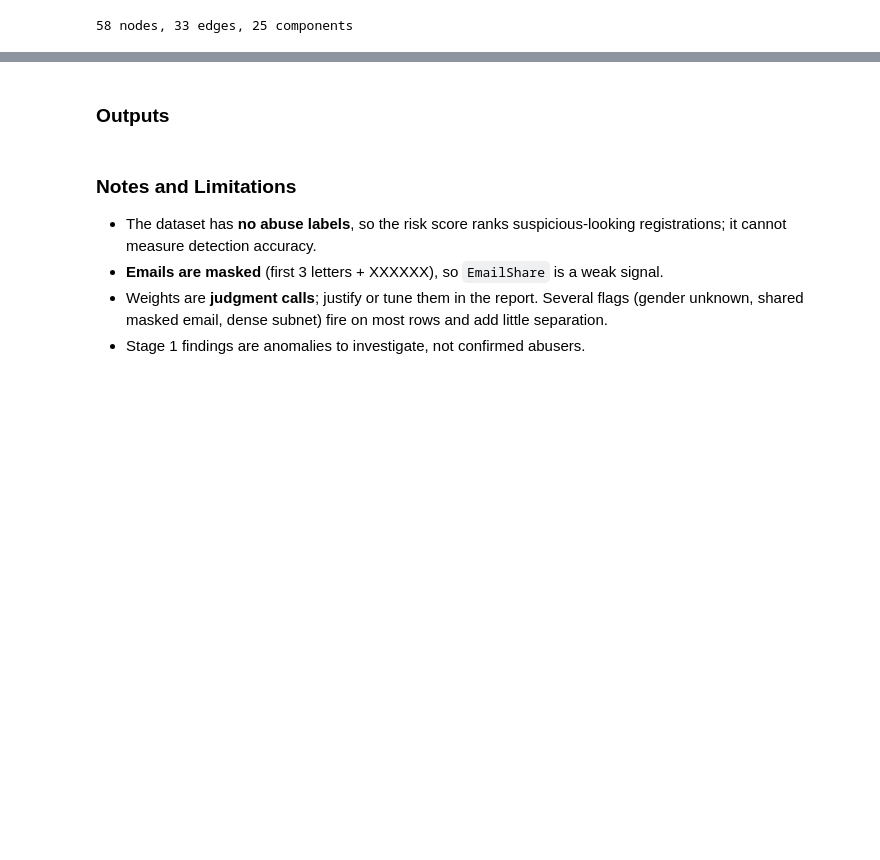
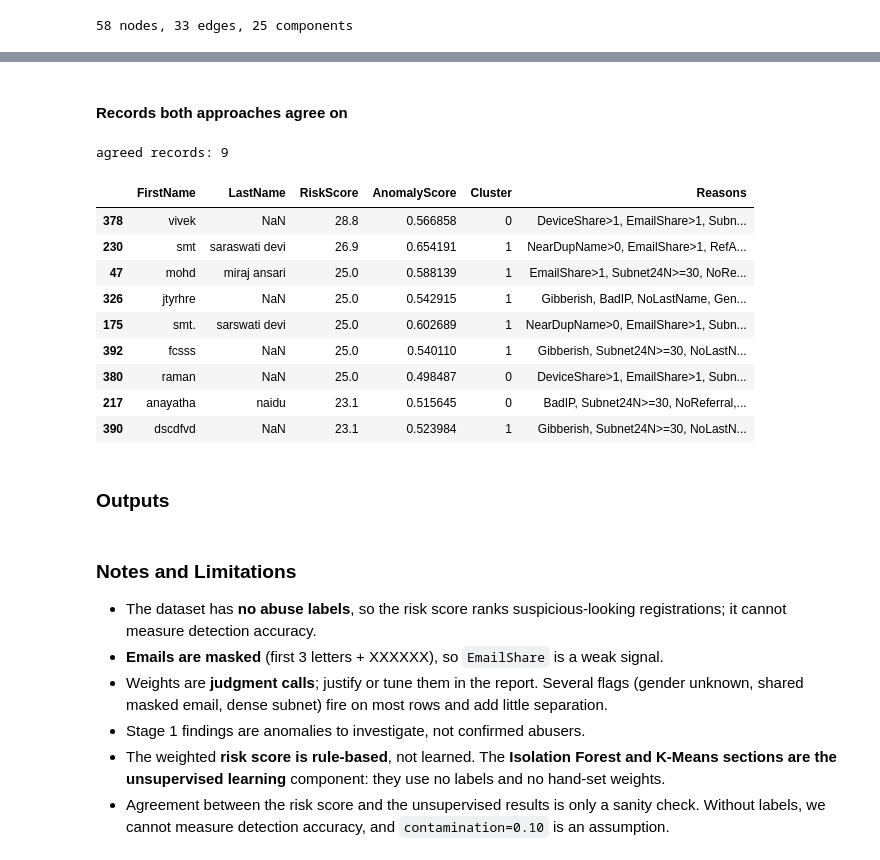
Before and after one commit to DLiu7/FraudGuard, a Jupyter notebook: PromoGuard_Stage1_Notebook.ipynb, the cells around one changed output, grey strips where cells are left out. Drawn from its saved outputs; the diff is of its cells as text; code cells hidden in the pictures; blank space fills up the shorter version.

```diff
--- a/PromoGuard_Stage1_Notebook.ipynb
+++ b/PromoGuard_Stage1_Notebook.ipynb
@@ -643,3 +753,22 @@ print(len(G), "nodes,", G.number_of_edges(), "edges,", nx.number_connected_compo
+# %% [markdown]
+#### Records both approaches agree on
+# %%
+# Records that the rule-based score puts in the Red tier AND Isolation Forest calls anomalous: a short review list for investigators
+agree = df[both].sort_values("RiskScore", ascending=False)
+print("agreed records:", len(agree))
+agree[["FirstName", "LastName", "RiskScore", "AnomalyScore", "Cluster", "Reasons"]].head(15)
+# %% [output]
+agreed records: 9
+|  | FirstName | LastName | RiskScore | AnomalyScore | Cluster | Reasons |
+| 378 | vivek | NaN | 28.8 | 0.566858 | 0 | DeviceShare>1, EmailShare>1, Subn... |
+| 230 | smt | saraswati devi | 26.9 | 0.654191 | 1 | NearDupName>0, EmailShare>1, RefA... |
+| 47 | mohd | miraj ansari | 25.0 | 0.588139 | 1 | EmailShare>1, Subnet24N>=30, NoRe... |
+| 326 | jtyrhre | NaN | 25.0 | 0.542915 | 1 | Gibberish, BadIP, NoLastName, Gen... |
+| 175 | smt. | sarswati devi | 25.0 | 0.602689 | 1 | NearDupName>0, EmailShare>1, Subn... |
+| 392 | fcsss | NaN | 25.0 | 0.540110 | 1 | Gibberish, Subnet24N>=30, NoLastN... |
+| 380 | raman | NaN | 25.0 | 0.498487 | 0 | DeviceShare>1, EmailShare>1, Subn... |
+| 217 | anayatha | naidu | 23.1 | 0.515645 | 0 | BadIP, Subnet24N>=30, NoReferral,... |
+| 390 | dscdfvd | NaN | 23.1 | 0.523984 | 1 | Gibberish, Subnet24N>=30, NoLastN... |
 # %% [markdown]
 ### Outputs
 # %%
@@ -665,3 +794,5 @@ print("\nsaved promoguard_scored.csv:", df.shape)
 - **Emails are masked** (first 3 letters + XXXXXX), so `EmailShare` is a weak signal.
 - Weights are **judgment calls**; justify or tune them in the report. Several flags (gender unknown, shared masked email, dense subnet) fire on most rows and add little separation.
 - Stage 1 findings are anomalies to investigate, not confirmed abusers.
+- The weighted **risk score is rule-based**, not learned. The **Isolation Forest and K-Means sections are the unsupervised learning** component: they use no labels and no hand-set weights.
+- Agreement between the risk score and the unsupervised results is only a sanity check. Without labels, we cannot measure detection accuracy, and `contamination=0.10` is an assumption.
```
Also changed, not shown: parts of 9 cells of this notebook, 1 other file.
